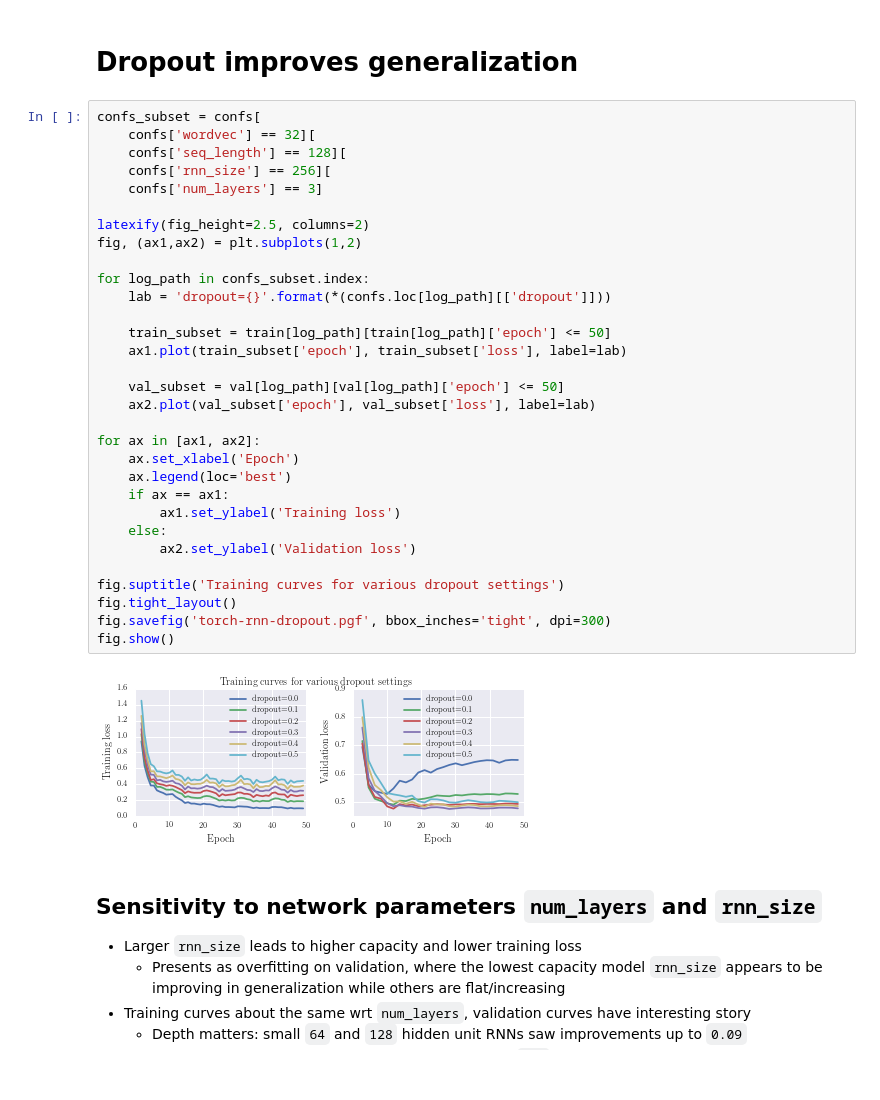
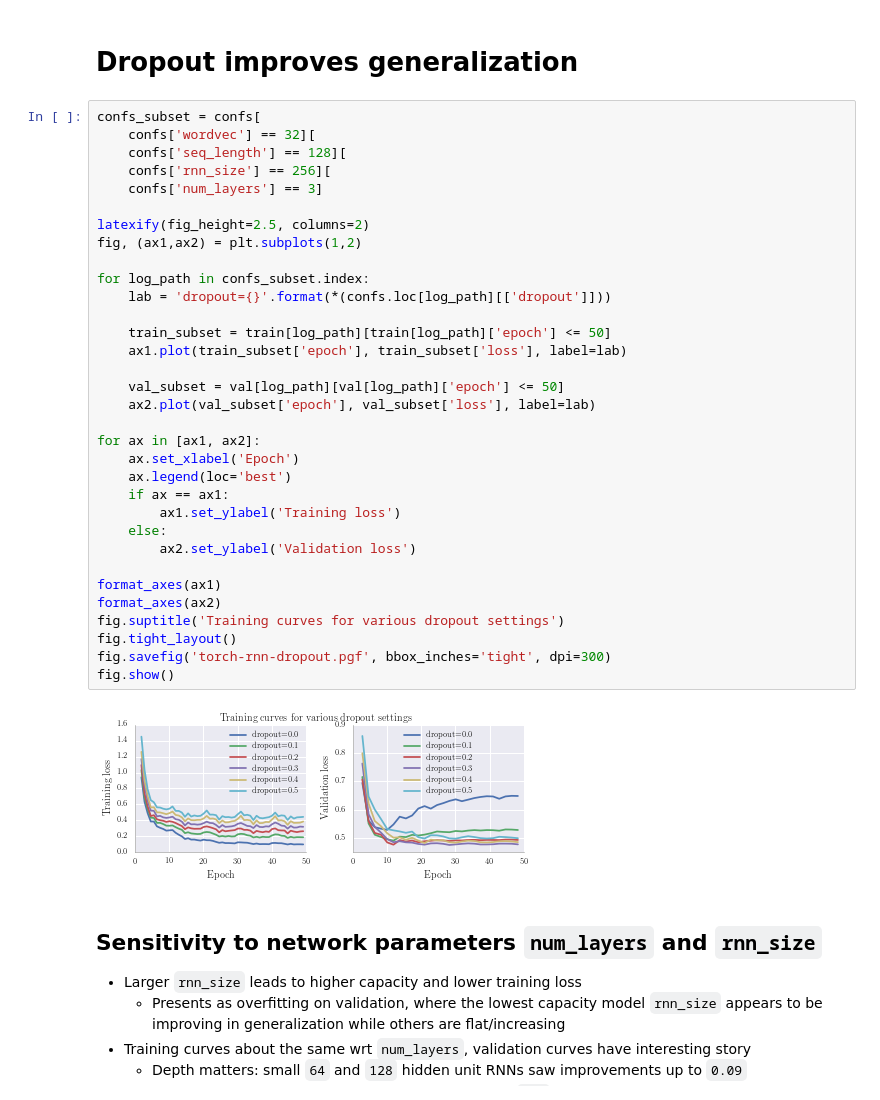
Before and after one commit to feynmanliang/bachbot-thesis, a Jupyter notebook: jupyter-notebooks/Training curves.ipynb, the cells around one changed output. Saved outputs shown, nothing was run; the diff lists cells and outputs as text.

Commit message:
Fix axes in plots

```diff
--- a/jupyter-notebooks/Training curves.ipynb
+++ b/jupyter-notebooks/Training curves.ipynb
@@ -116,34 +116,36 @@ confs_subset = confs[
     confs['wordvec'] == 32][
     confs['seq_length'] == 128][
     confs['rnn_size'] == 256][
     confs['num_layers'] == 3]
 
 latexify(fig_height=2.5, columns=2)
 fig, (ax1,ax2) = plt.subplots(1,2)
 
 for log_path in confs_subset.index:
     lab = 'dropout={}'.format(*(confs.loc[log_path][['dropout']]))
 
     train_subset = train[log_path][train[log_path]['epoch'] <= 50]
     ax1.plot(train_subset['epoch'], train_subset['loss'], label=lab)
 
     val_subset = val[log_path][val[log_path]['epoch'] <= 50]
     ax2.plot(val_subset['epoch'], val_subset['loss'], label=lab)
 
 for ax in [ax1, ax2]:
     ax.set_xlabel('Epoch')
     ax.legend(loc='best')
     if ax == ax1:
         ax1.set_ylabel('Training loss')
     else:
         ax2.set_ylabel('Validation loss')
 
+format_axes(ax1)
+format_axes(ax2)
 fig.suptitle('Training curves for various dropout settings')
 fig.tight_layout()
 fig.savefig('torch-rnn-dropout.pgf', bbox_inches='tight', dpi=300)
 fig.show()
 # %% [output]
-[figure, old version]
+[figure, new version]
 # %% [markdown]
 ## Sensitivity to network parameters `num_layers` and `rnn_size`
 
```
Also changed, not shown: parts of 6 cells of this notebook, 2 other files.
